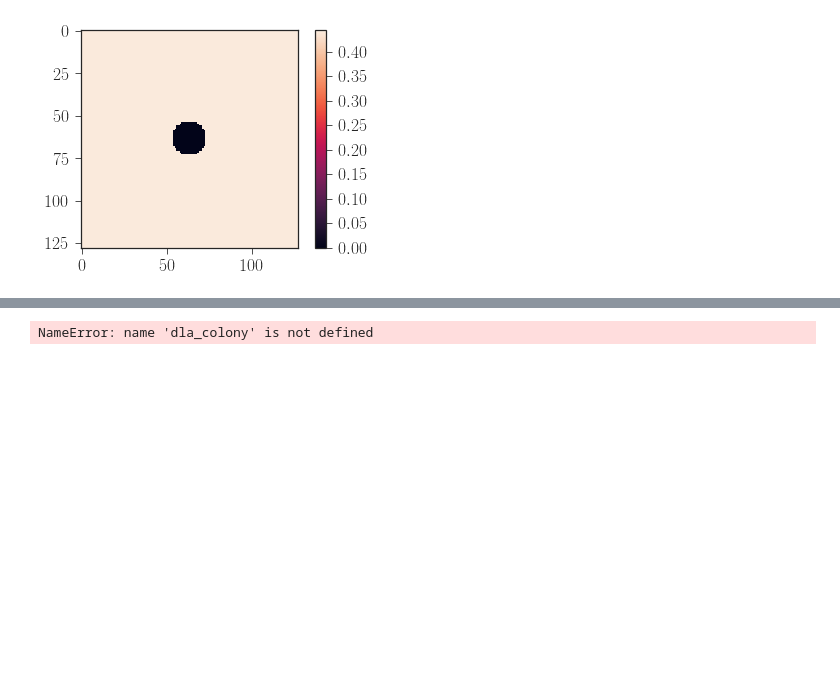
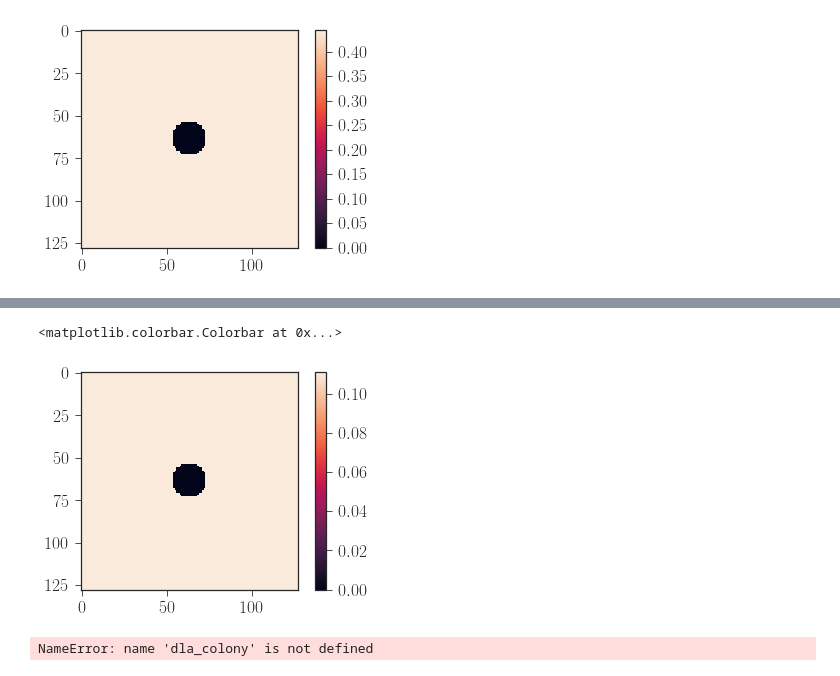
Before and after one commit to btweinstein/LB_colony_growth, a Jupyter notebook: 2018_04_23_mako_opencl_2d.ipynb, the cells around one changed output, grey strips where cells are left out. Saved outputs shown, nothing was run; the diff lists cells and outputs as text; code cells hidden in the pictures; blank space fills up the shorter version.

```diff
--- a/2018_04_23_mako_opencl_2d.ipynb
+++ b/2018_04_23_mako_opencl_2d.ipynb
@@ -165,6 +171,9 @@ plt.colorbar()
 # %%
-# plt.imshow(dla_colony.feq.get()[:, :, 3])
-# plt.colorbar()
+plt.imshow(dla_colony.feq.get()[:, :, 3])
+plt.colorbar()
+# %% [output]
+<matplotlib.colorbar.Colorbar at 0x...>
+[figure, added]
 # %%
 dla_colony.collide_and_propagate.run().wait()
 # %%
```
Also changed, not shown: parts of 3 cells of this notebook, 1 other file.
